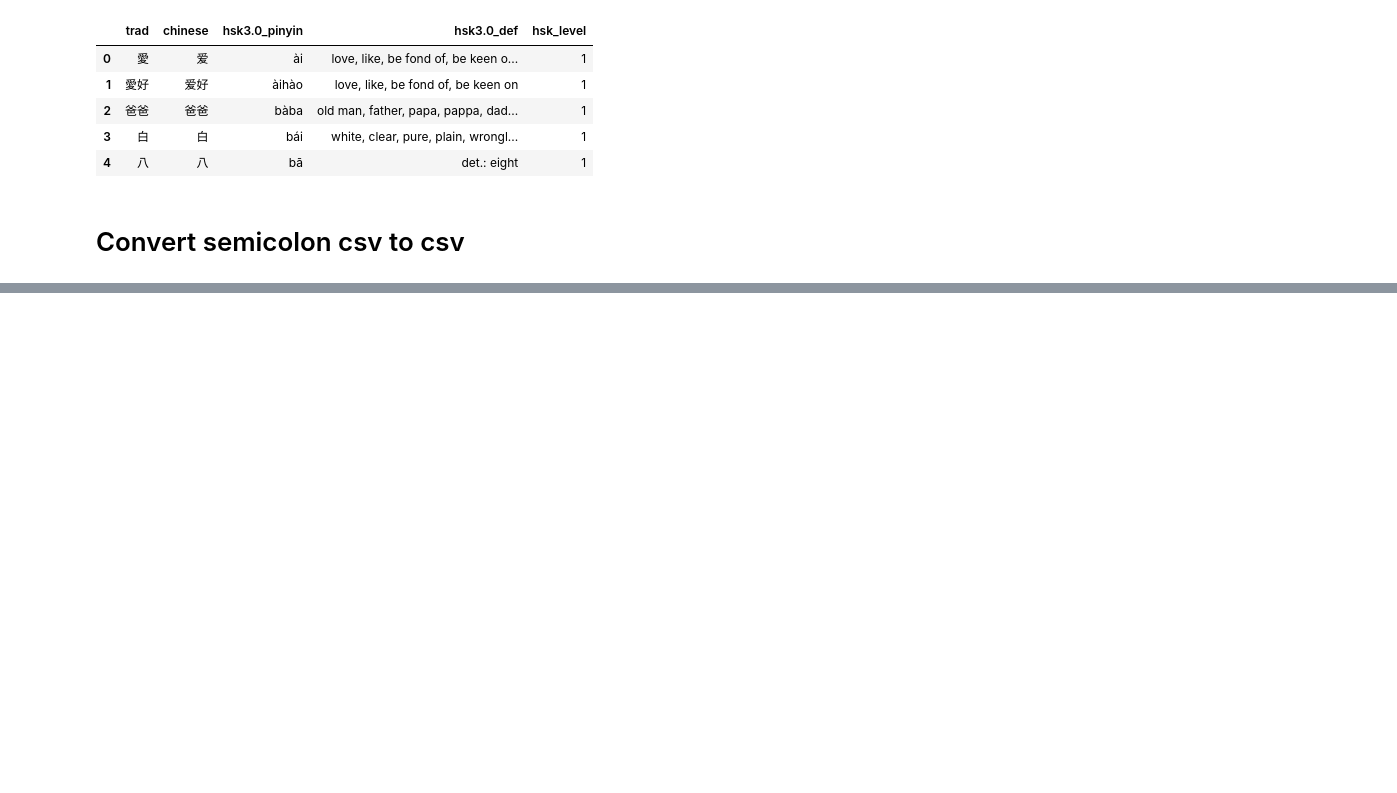
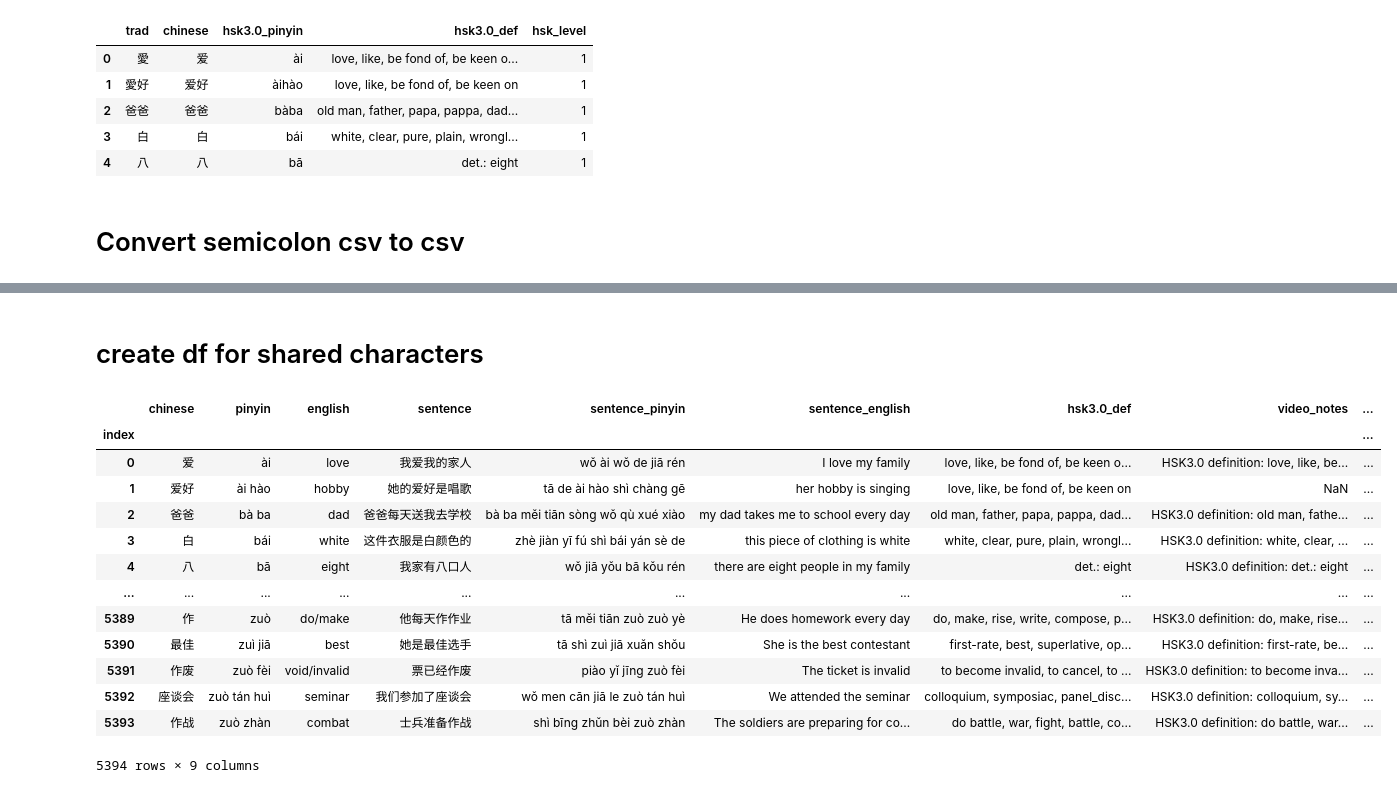
Before and after one commit to srcole/my_mandarin_database, a Jupyter notebook: sandbox.ipynb, the cells around one changed output, grey strips where cells are left out. Cells and saved outputs as stored; diff of their text form; code cells hidden in the pictures; blank space fills up the shorter version.

```diff
--- a/sandbox.ipynb
+++ b/sandbox.ipynb
@@ -306,0 +379,20 @@ df_tmp.to_csv('static/texts/news/20251022_us_china_cyberattack.csv', index=False
+# %% [markdown]
+# create df for shared characters
+# %%
+df_all_hsk = pd.read_csv('static/hsk/hsk_1to6_sent.csv', index_col=0)
+df_all_hsk
+# %% [output]
+|  | chinese | pinyin | english | sentence | sentence_pinyin | sentence_english | hsk3.0_def | video_notes | ... |
+| index |  |  |  |  |  |  |  |  | ... |
+| 0 | 爱 | ài | love | 我爱我的家人 | wǒ ài wǒ de jiā rén | I love my family | love, like, be fond of, be keen o... | HSK3.0 definition: love, like, be... | ... |
+| 1 | 爱好 | ài hào | hobby | 她的爱好是唱歌 | tā de ài hào shì chàng gē | her hobby is singing | love, like, be fond of, be keen on | NaN | ... |
+| 2 | 爸爸 | bà ba | dad | 爸爸每天送我去学校 | bà ba měi tiān sòng wǒ qù xué xiào | my dad takes me to school every day | old man, father, papa, pappa, dad... | HSK3.0 definition: old man, fathe... | ... |
+| 3 | 白 | bái | white | 这件衣服是白颜色的 | zhè jiàn yī fú shì bái yán sè de | this piece of clothing is white | white, clear, pure, plain, wrongl... | HSK3.0 definition: white, clear, ... | ... |
+| 4 | 八 | bā | eight | 我家有八口人 | wǒ jiā yǒu bā kǒu rén | there are eight people in my family | det.: eight | HSK3.0 definition: det.: eight | ... |
+| ... | ... | ... | ... | ... | ... | ... | ... | ... | ... |
+| 5389 | 作 | zuò | do/make | 他每天作作业 | tā měi tiān zuò zuò yè | He does homework every day | do, make, rise, write, compose, p... | HSK3.0 definition: do, make, rise... | ... |
+| 5390 | 最佳 | zuì jiā | best | 她是最佳选手 | tā shì zuì jiā xuǎn shǒu | She is the best contestant | first-rate, best, superlative, op... | HSK3.0 definition: first-rate, be... | ... |
+| 5391 | 作废 | zuò fèi | void/invalid | 票已经作废 | piào yǐ jīng zuò fèi | The ticket is invalid | to become invalid, to cancel, to ... | HSK3.0 definition: to become inva... | ... |
+| 5392 | 座谈会 | zuò tán huì | seminar | 我们参加了座谈会 | wǒ men cān jiā le zuò tán huì | We attended the seminar | colloquium, symposiac, panel_disc... | HSK3.0 definition: colloquium, sy... | ... |
+| 5393 | 作战 | zuò zhàn | combat | 士兵准备作战 | shì bīng zhǔn bèi zuò zhàn | The soldiers are preparing for co... | do battle, war, fight, battle, co... | HSK3.0 definition: do battle, war... | ... |
+5394 rows × 9 columns
```
Also changed, not shown: parts of 9 cells of this notebook, 6 other files.
